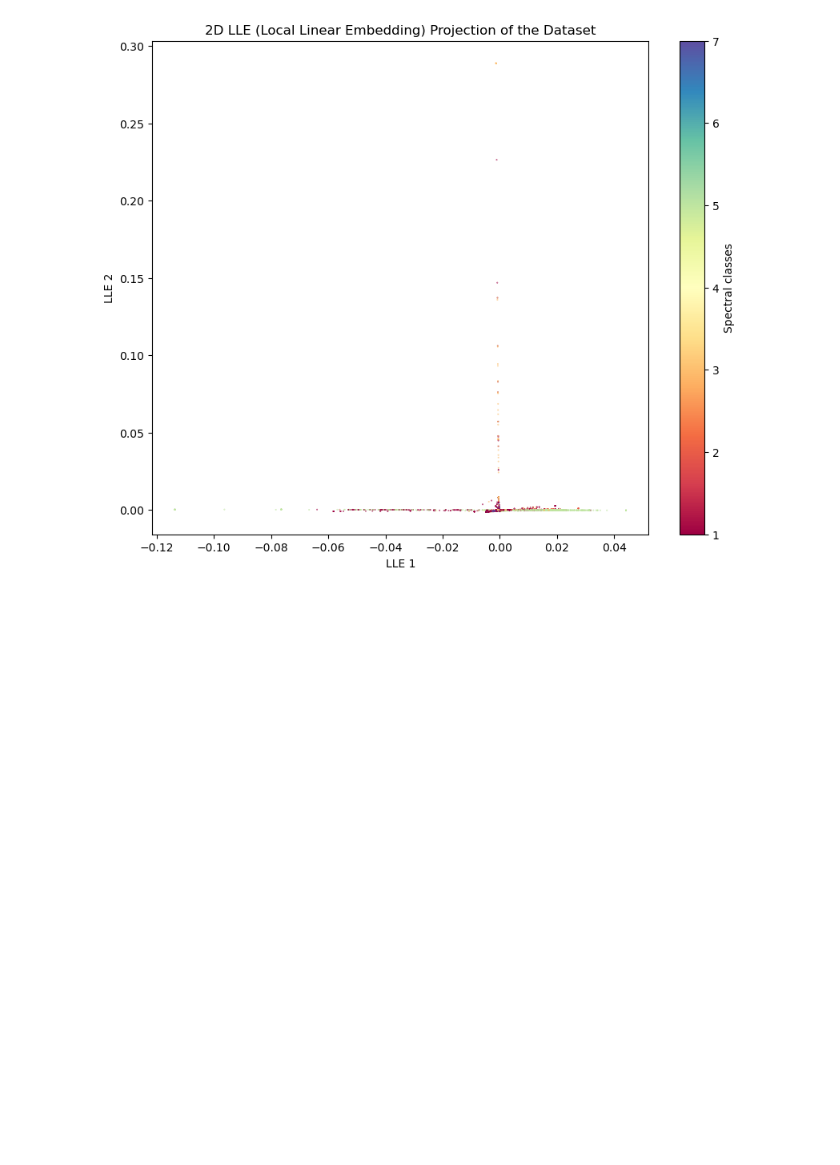
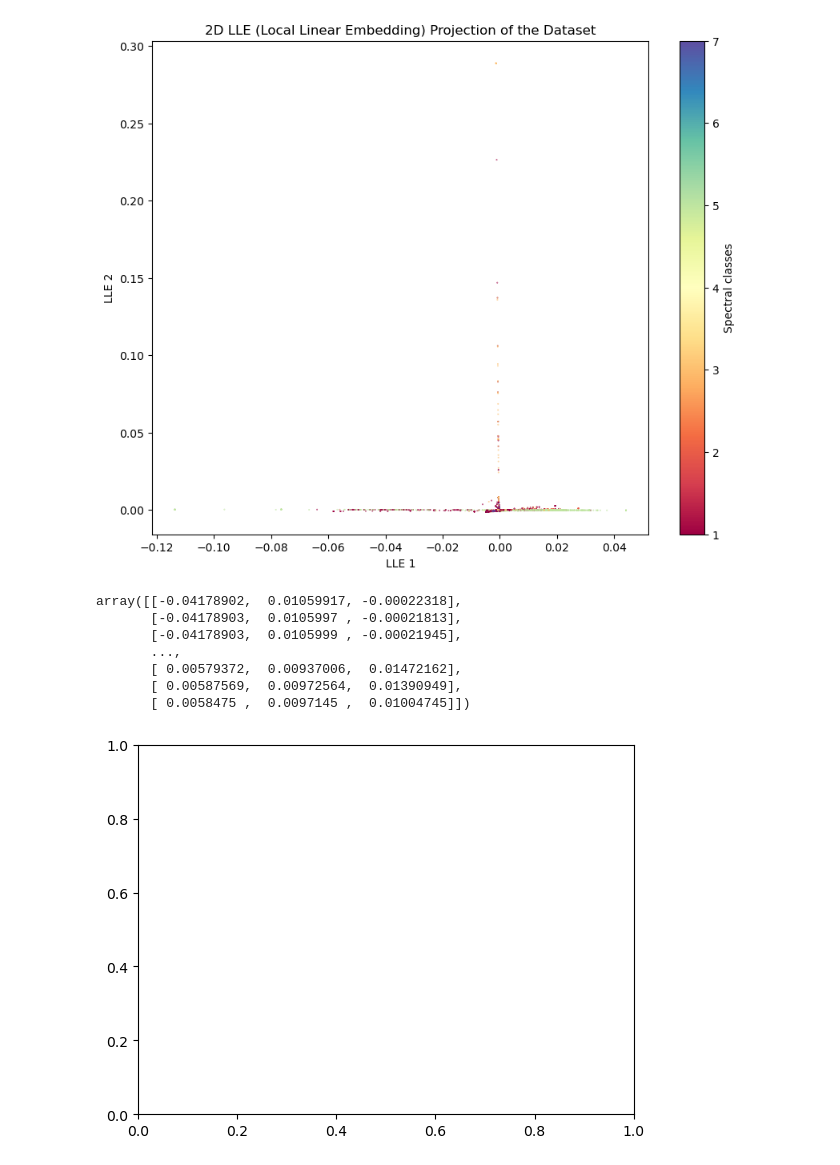
Before and after one commit to seolibek/Tufts2024, a Jupyter notebook: LLE.ipynb, the cells around one changed output. Cells and saved outputs as stored; diff of their text form; code cells hidden in the pictures; blank space fills up the shorter version.

```diff
--- a/LLE.ipynb
+++ b/LLE.ipynb
@@ -44,3 +49,20 @@ Number of neighbors - 5 (default)
 LLE_projection_2d(HSI,GT,5)
 # %% [output]
 [figure]
+# %%
+def visualize_lle(hsi_data,num,title=''):
+    LLE = LocallyLinearEmbedding(n_neighbors=num,n_components=3)
+    u = LLE.fit_transform(hsi_data)
+    plt.title(title, fontsize=18)
+    return u
+# %%
+visualize_lle(HSI,50)
+# %% [output]
+array([[-0.04178902,  0.01059917, -0.00022318],
+       [-0.04178903,  0.0105997 , -0.00021813],
+       [-0.04178903,  0.0105999 , -0.00021945],
+       ...,
+       [ 0.00579372,  0.00937006,  0.01472162],
+       [ 0.00587569,  0.00972564,  0.01390949],
+       [ 0.0058475 ,  0.0097145 ,  0.01004745]])
+[figure, added]
```
Also changed, not shown: parts of 6 cells of this notebook.
